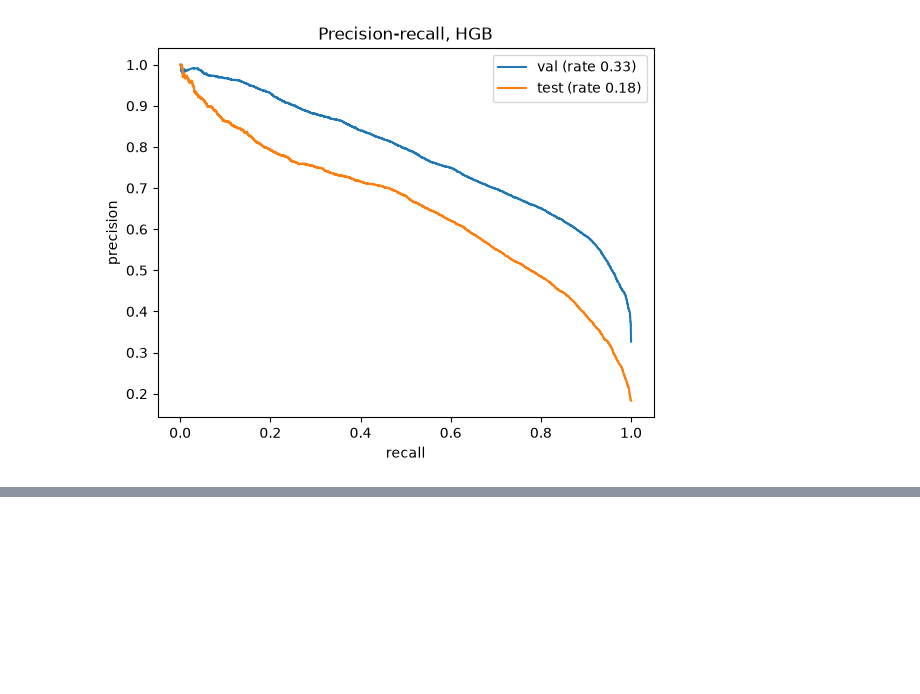
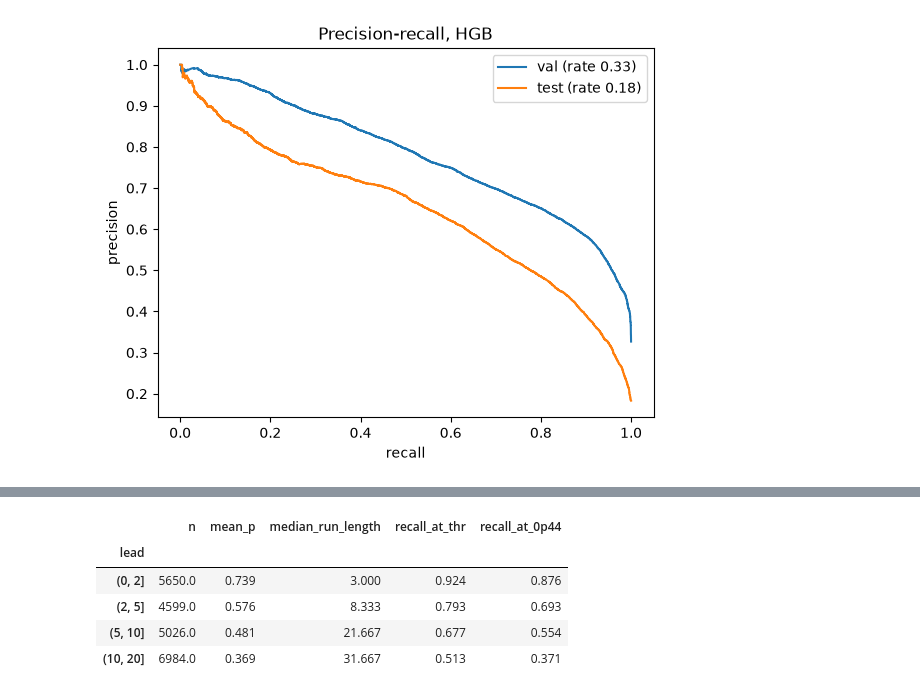
Before and after one commit to alecpblevins/ARM_Cloud_Modeling, a Jupyter notebook: notebooks/10_analysis.ipynb, the cells around one changed output, grey strips where cells are left out. Saved outputs shown, nothing was run; the diff lists cells and outputs as text; code cells hidden in the pictures; blank space fills up the shorter version.

```diff
--- a/notebooks/10_analysis.ipynb
+++ b/notebooks/10_analysis.ipynb
@@ -91,0 +130,18 @@ ax.set(xlabel="recall", ylabel="precision", title="Precision-recall, HGB"); ax.l
+# %%
+#Here, recall by lead time bins for dissolved rows
+# Define the lead time bins and calculate recall metrics for each bin
+bins_ = [0, 2, 5, 10, 20] # define the lead time bins in minutes
+d = te[te.y == 1].assign(p=p_te[te.y.values == 1]) # filter for dissolved rows and assign predicted probabilities
+d["lead"] = pd.cut(d.lead_min, bins_) # categorize lead times into defined bins
+
+out = d.groupby("lead", observed=True).apply(lambda g: pd.Series(dict(
+        n=len(g), mean_p=g.p.mean(), median_run_length=g.run_length_min.median(),
+        recall_at_thr=(g.p >= thr).mean(), recall_at_0p44=(g.p >= 0.443).mean()))) # calculate recall metrics for each lead time bin
+display(out.round(3))
+# %% [output]
+|  | n | mean_p | median_run_length | recall_at_thr | recall_at_0p44 |
+| lead |  |  |  |  |  |
+| (0, 2] | 5650.0 | 0.739 | 3.000 | 0.924 | 0.876 |
+| (2, 5] | 4599.0 | 0.576 | 8.333 | 0.793 | 0.693 |
+| (5, 10] | 5026.0 | 0.481 | 21.667 | 0.677 | 0.554 |
+| (10, 20] | 6984.0 | 0.369 | 31.667 | 0.513 | 0.371 |
```
Also changed, not shown: parts of 3 cells of this notebook.
